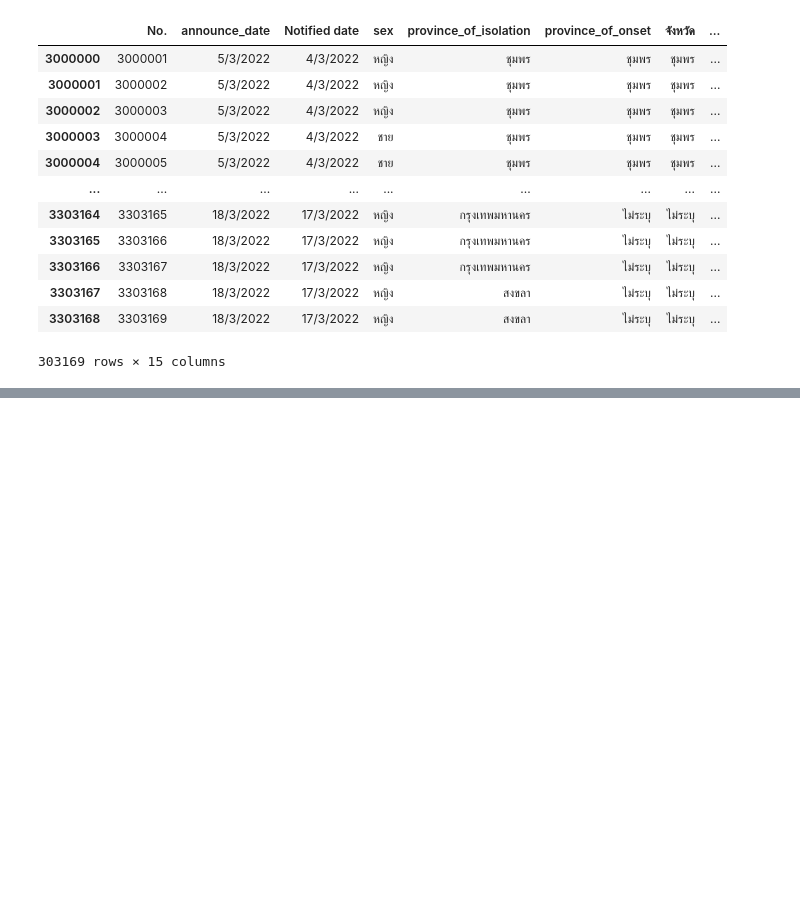
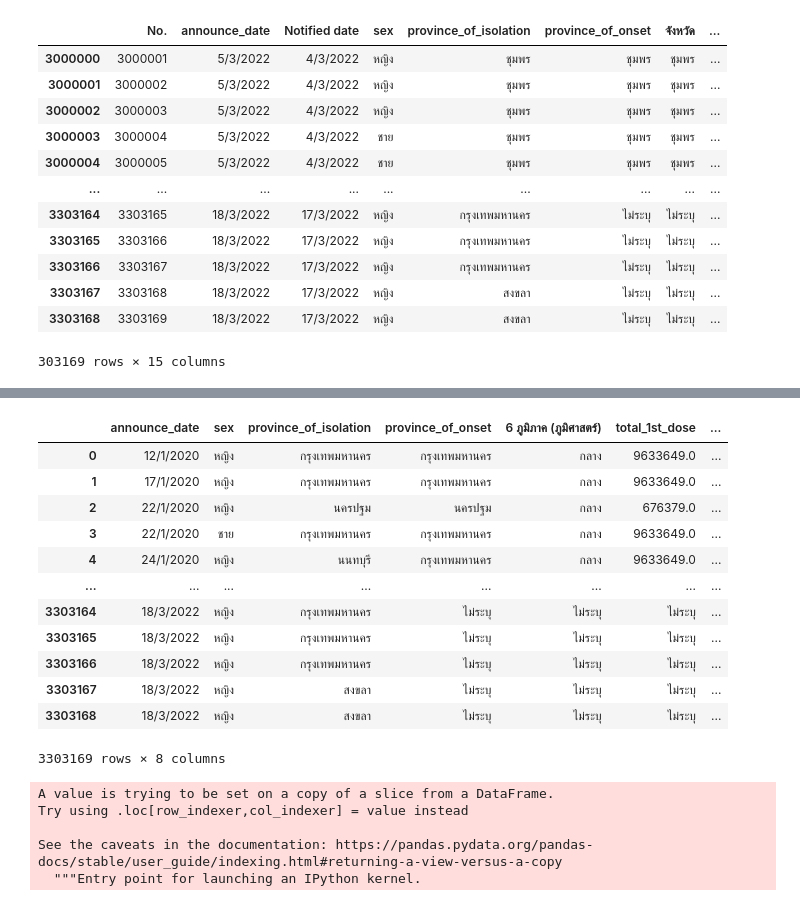
Before and after one commit to nichakornchaisuwan/data_viz_2022, a Jupyter notebook: Project_กลุ่มนี้.ipynb, the cells around one changed output, grey strips where cells are left out. Drawn from its saved outputs; the diff is of its cells as text; code cells hidden in the pictures; blank space fills up the shorter version.

```diff
--- a/Project_กลุ่มนี้.ipynb
+++ b/Project_กลุ่มนี้.ipynb
@@ -1258,0 +1344,25 @@ get_vaccine11.to_csv('get_vaccine11.csv', encoding='utf-8')
+# %%
+get_vaccine = get_vaccine[['announce_date','sex','province_of_isolation','province_of_onset','6 ภูมิภาค (ภูมิศาสตร์)','total_1st_dose','total_2nd_dose','total_3rd_dose']]
+get_vaccine
+# %% [output]
+|  | announce_date | sex | province_of_isolation | province_of_onset | 6 ภูมิภาค (ภูมิศาสตร์) | total_1st_dose | ... |
+| 0 | 12/1/2020 | หญิง | กรุงเทพมหานคร | กรุงเทพมหานคร | กลาง | 9633649.0 | ... |
+| 1 | 17/1/2020 | หญิง | กรุงเทพมหานคร | กรุงเทพมหานคร | กลาง | 9633649.0 | ... |
+| 2 | 22/1/2020 | หญิง | นครปฐม | นครปฐม | กลาง | 676379.0 | ... |
+| 3 | 22/1/2020 | ชาย | กรุงเทพมหานคร | กรุงเทพมหานคร | กลาง | 9633649.0 | ... |
+| 4 | 24/1/2020 | หญิง | นนทบุรี | กรุงเทพมหานคร | กลาง | 9633649.0 | ... |
+| ... | ... | ... | ... | ... | ... | ... | ... |
+| 3303164 | 18/3/2022 | หญิง | กรุงเทพมหานคร | ไม่ระบุ | ไม่ระบุ | ไม่ระบุ | ... |
+| 3303165 | 18/3/2022 | หญิง | กรุงเทพมหานคร | ไม่ระบุ | ไม่ระบุ | ไม่ระบุ | ... |
+| 3303166 | 18/3/2022 | หญิง | กรุงเทพมหานคร | ไม่ระบุ | ไม่ระบุ | ไม่ระบุ | ... |
+| 3303167 | 18/3/2022 | หญิง | สงขลา | ไม่ระบุ | ไม่ระบุ | ไม่ระบุ | ... |
+| 3303168 | 18/3/2022 | หญิง | สงขลา | ไม่ระบุ | ไม่ระบุ | ไม่ระบุ | ... |
+3303169 rows × 8 columns
+# %%
+get_vaccine['announce_date'] = pd.to_datetime(get_vaccine['announce_date'],format="%d/%m/%Y")
+# %% [output]
+A value is trying to be set on a copy of a slice from a DataFrame.
+Try using .loc[row_indexer,col_indexer] = value instead
+
+See the caveats in the documentation: https://pandas.pydata.org/pandas-docs/stable/user_guide/indexing.html#returning-a-view-versus-a-copy
+  """Entry point for launching an IPython kernel.
```
Also changed, not shown: parts of 12 cells of this notebook.
